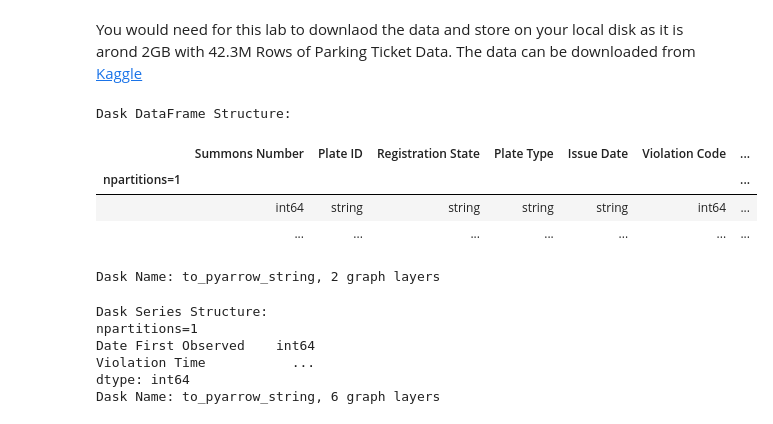
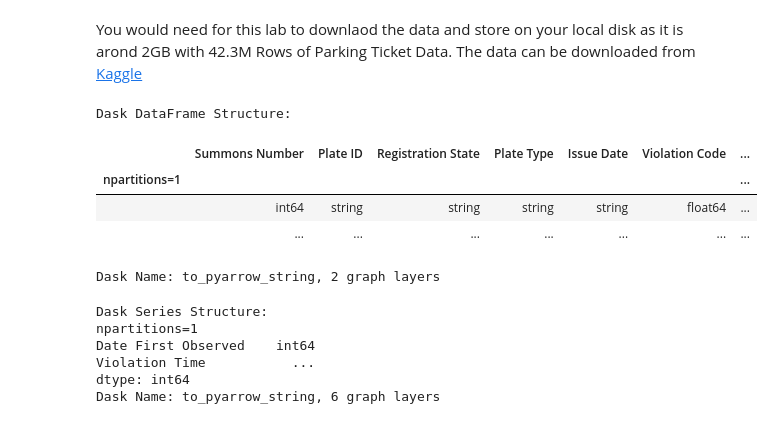
Before and after one commit to saerarawas/AAI614_rawas, a Jupyter notebook: Week 7/Notebook7_2_Rawas_Saera.ipynb, the cells around one changed output. Drawn from its saved outputs; the diff is of its cells as text; code cells hidden in the pictures.

```diff
--- a/Week 7/Notebook7_2_Rawas_Saera.ipynb
+++ b/Week 7/Notebook7_2_Rawas_Saera.ipynb
@@ -15,28 +15,32 @@ You would need for this lab to downlaod the data and store on your local disk as
 # %%
 import dask.dataframe as dd
 from dask.diagnostics import ProgressBar
 from matplotlib import pyplot as plt
 
 # Specify dtypes for problematic columns during file reading,
-# including those identified in the error message
+# including those identified in the error message and the traceback
 df = dd.read_csv('/content/nyc-parking-tickets/*2017.csv',
                  dtype={'House Number': 'object',
                         'Time First Observed': 'object',
                         'Date First Observed': 'float64',
                         'Feet From Curb': 'float64',
                         'Issuer Code': 'float64',
                         'Issuer Precinct': 'float64',
                         'Law Section': 'float64',
                         'Street Code3': 'float64',
                         'Vehicle Expiration Date': 'float64',
                         'Vehicle Year': 'float64',
-                        'Violation Precinct': 'float64'})
+                        'Violation Precinct': 'float64',
+                        # Add dtypes for columns identified in the traceback
+                        'Street Code1': 'float64',
+                        'Street Code2': 'float64',
+                        'Violation Code': 'float64'})
 df
 # %% [output]
 Dask DataFrame Structure:
 |  | Summons Number | Plate ID | Registration State | Plate Type | Issue Date | Violation Code | ... |
 | npartitions=1 |  |  |  |  |  |  | ... |
-|  | int64 | string | string | string | string | int64 | ... |
+|  | int64 | string | string | string | string | float64 | ... |
 |  | ... | ... | ... | ... | ... | ... | ... |
 Dask Name: to_pyarrow_string, 2 graph layers
 # %%
```
Also changed, not shown: parts of 4 cells of this notebook.
